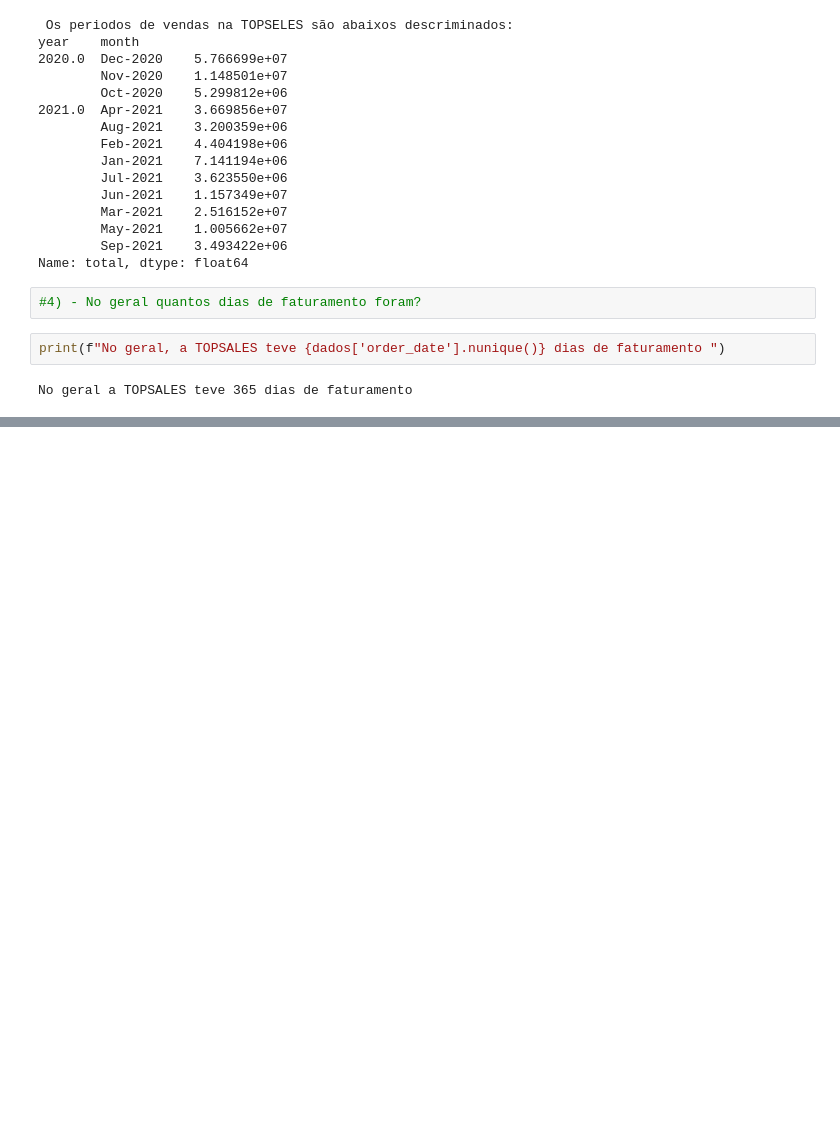
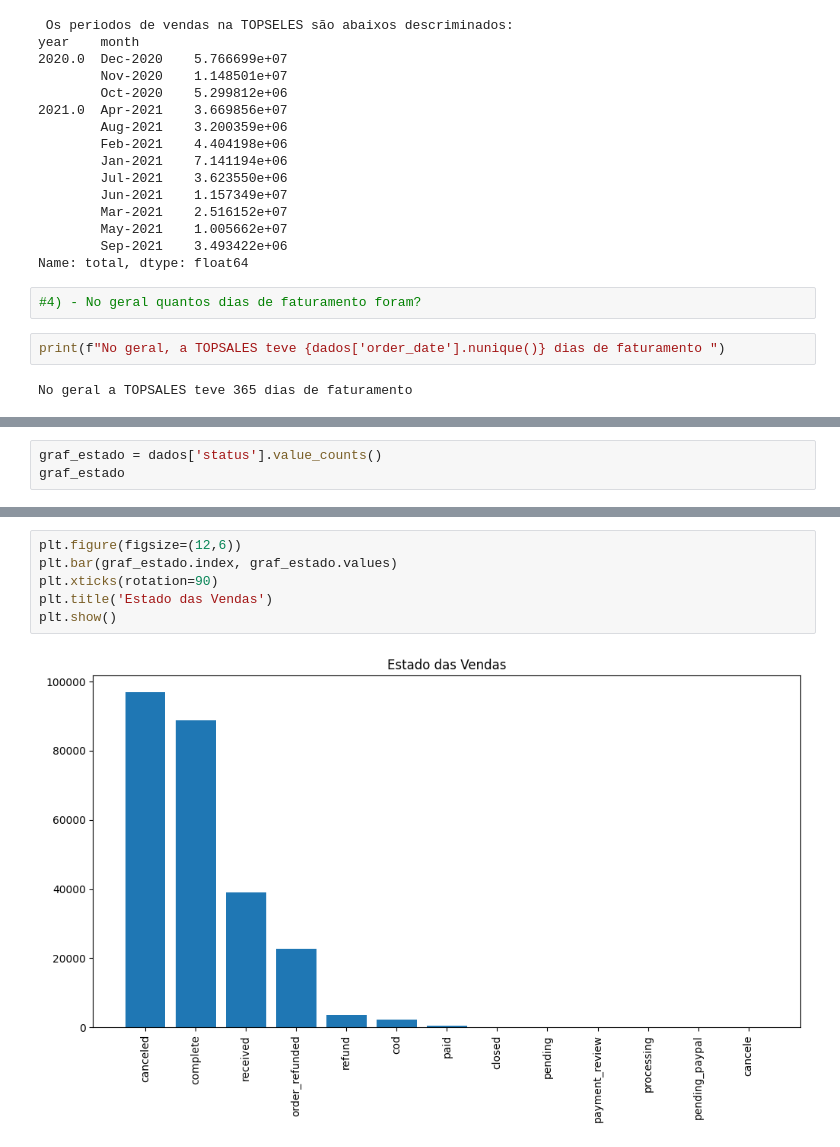
Before and after one commit to Gcango/Analise_Descritiva_PNAD_2015, a Jupyter notebook: Analise_Exploratoria_TopSeles.ipynb, the cells around one changed output, grey strips where cells are left out. Saved outputs shown, nothing was run; the diff lists cells and outputs as text; blank space fills up the shorter version.

```diff
--- a/Analise_Exploratoria_TopSeles.ipynb
+++ b/Analise_Exploratoria_TopSeles.ipynb
@@ -180,0 +250,3 @@ No geral a TOPSALES teve 365 dias de faturamento
+# %%
+graf_estado = dados['status'].value_counts()
+graf_estado
@@ -180,0 +268,8 @@ No geral a TOPSALES teve 365 dias de faturamento
+# %%
+plt.figure(figsize=(12,6))
+plt.bar(graf_estado.index, graf_estado.values)
+plt.xticks(rotation=90)
+plt.title('Estado das Vendas')
+plt.show()
+# %% [output]
+[figure, added]
```
Also changed, not shown: parts of 14 cells of this notebook.
